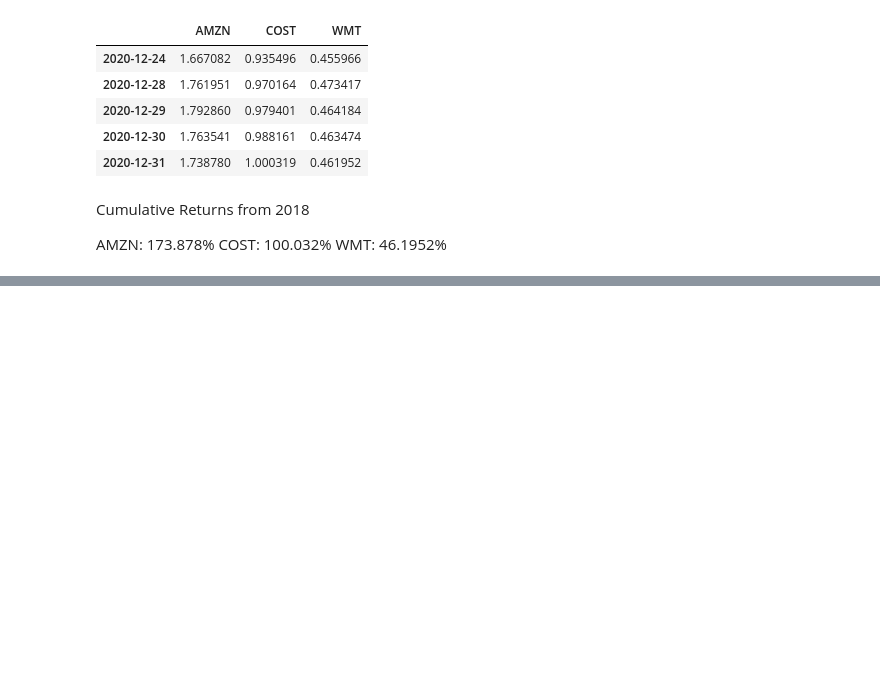
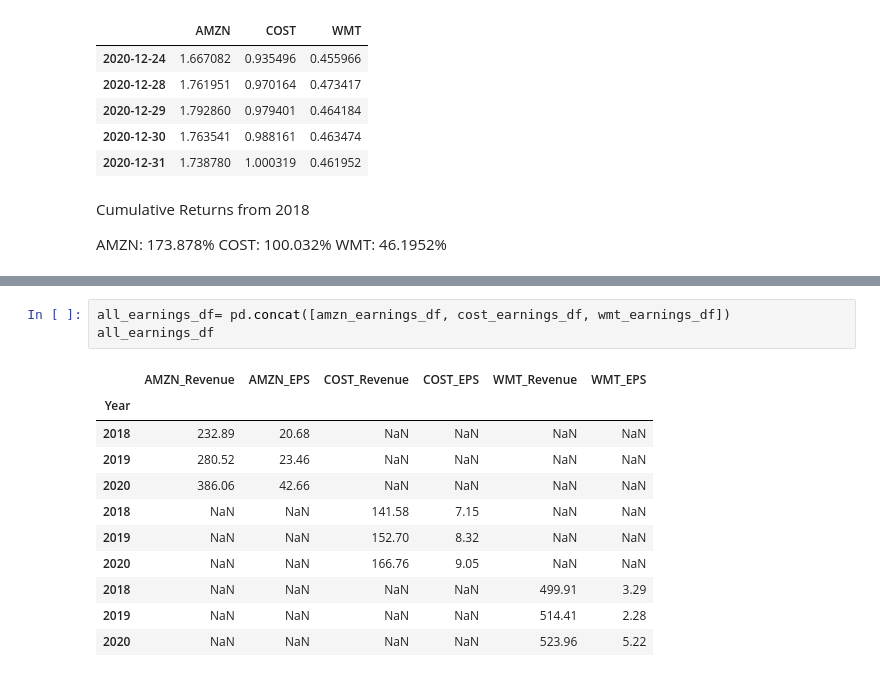
Before and after one commit to joebarry1252/Newly_Minted, a Jupyter notebook: notebooks/Joseph Barry Notebook/cumreturns_analysis.ipynb, the cells around one changed output, grey strips where cells are left out. Cells and saved outputs as stored; diff of their text form; blank space fills up the shorter version.

```diff
--- a/notebooks/Joseph Barry Notebook/cumreturns_analysis.ipynb
+++ b/notebooks/Joseph Barry Notebook/cumreturns_analysis.ipynb
@@ -98,0 +421,15 @@ WMT: 46.1952%
+# %%
+all_earnings_df= pd.concat([amzn_earnings_df, cost_earnings_df, wmt_earnings_df])
+all_earnings_df
+# %% [output]
+|  | AMZN_Revenue | AMZN_EPS | COST_Revenue | COST_EPS | WMT_Revenue | WMT_EPS |
+| Year |  |  |  |  |  |  |
+| 2018 | 232.89 | 20.68 | NaN | NaN | NaN | NaN |
+| 2019 | 280.52 | 23.46 | NaN | NaN | NaN | NaN |
+| 2020 | 386.06 | 42.66 | NaN | NaN | NaN | NaN |
+| 2018 | NaN | NaN | 141.58 | 7.15 | NaN | NaN |
+| 2019 | NaN | NaN | 152.70 | 8.32 | NaN | NaN |
+| 2020 | NaN | NaN | 166.76 | 9.05 | NaN | NaN |
+| 2018 | NaN | NaN | NaN | NaN | 499.91 | 3.29 |
+| 2019 | NaN | NaN | NaN | NaN | 514.41 | 2.28 |
+| 2020 | NaN | NaN | NaN | NaN | 523.96 | 5.22 |
```
Also changed, not shown: parts of 55 cells of this notebook.
